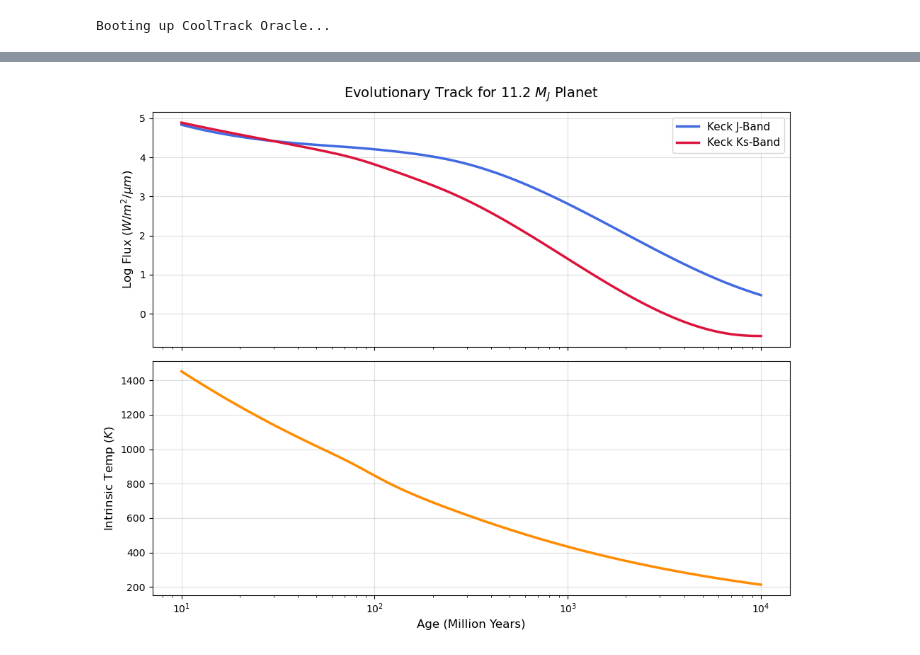
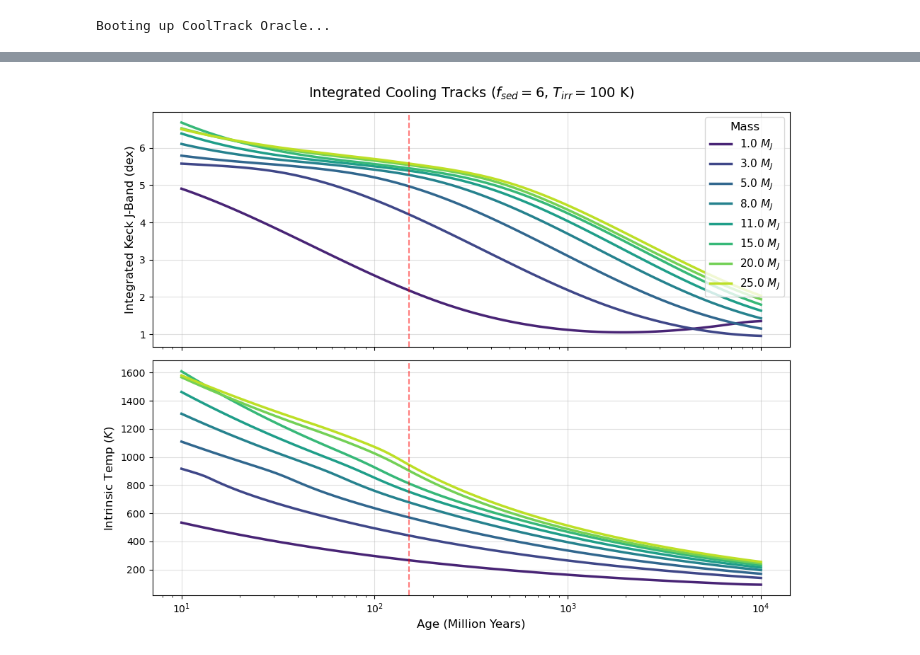
Before and after one commit to ChristianSWilkinson/cooltrack, a Jupyter notebook: notebooks/detection_maps.ipynb, the cells around one changed output, grey strips where cells are left out. Drawn from its saved outputs; the diff is of its cells as text; code cells hidden in the pictures.

```diff
--- a/notebooks/detection_maps.ipynb
+++ b/notebooks/detection_maps.ipynb
@@ -674,10 +750,13 @@ print("Booting up CoolTrack Oracle...")
 oracle = CoolTrackPredictor(dat_filepath=DAT_FILEPATH, age_data_path=AGE_DATA_PATH)
 
 # ==========================================
-# 2. Define the Target Planet
+# 2. Define the Target Grid
 # ==========================================
-planet_params = {
-    'mass_Mj': 11.2,
+# List of masses you want to overplot
+masses_to_plot = [1.0, 3.0, 5.0, 8.0, 11.0, 15.0, 20.0, 25.0]
+
+# Fixed parameters for all planets
+base_params = {
     'T_irr': 100.0,
     'Met': 0.0,
     'core': 10.0,
@@ -686,51 +765,67 @@ planet_params = {
     'kzz': 8.0
 }
 
-# ==========================================
-# 3. Generate Data Across Time
-# ==========================================
-# Create an array of 100 ages spaced logarithmically from 10 Myr (10^7) to 10 Gyr (10^10)
+# Create an array of 100 ages spaced logarithmically from 10 Myr to 10 Gyr
 ages_yr = np.logspace(7, 10, 100)
 
-j_band = []
-k_band = []
-t_int = []
-
-print("Evaluating evolutionary track...")
-for age in ages_yr:
-    # Get the properties at each specific age step
-    results = oracle.predict(target_planet=planet_params, target_age_yr=age)
-
-    # Extract the metrics we want to plot (using .get() safely handles missing bands)
-    j_band.append(results.get('log_Keck/NIRC2.J', np.nan))
-    k_band.append(results.get('log_Keck/NIRC2.Ks', np.nan))
-    t_int.append(results.get('T_int', np.nan))
-
-# Convert to numpy arrays for easier plotting
-j_band = np.array(j_band)
-k_band = np.array(k_band)
-t_int = np.array(t_int)
-
 # ==========================================
-# 4. Plot the Results
+# 3. Evaluate & Plot the Results
 # ==========================================
 # Create a 2-panel plot (Photometry on top, Temperature on bottom)
 fig, (ax1, ax2) = plt.subplots(2, 1, figsize=(10, 8), sharex=True)
 
-# --- Top Panel: Photometry ---
-ax1.plot(ages_yr / 1e6, j_band, label='Keck J-Band', color='royalblue', lw=2.5)
-ax1.plot(ages_yr / 1e6, k_band, label='Keck Ks-Band', color='crimson', lw=2.5)
-ax1.set_ylabel('Log Flux ($W/m^2/\mu m$)', fontsize=12)
-ax1.set_title(f'Evolutionary Track for {planet_params["mass_Mj"]} $M_J$ Planet', fontsize=14, pad=15)
-ax1.legend(loc='best', fontsize=11)
+# Generate a nice color gradient based on the number of masses we are plotting
+colors = plt.cm.viridis(np.linspace(0.1, 0.9, len(masses_to_plot)))
+
+print(f"Evaluating {len(masses_to_plot)} evolutionary tracks (Integrated Flux)...")
+
+for i, target_mass in enumerate(masses_to_plot):
+    planet_params = base_params.copy()
+    planet_params['mass_Mj'] = target_mass
+
+    j_band_integrated = []
+    t_int = []
+
+    # Evaluate the track across all ages
+    for age in ages_yr:
+        # Use n_draws=0 for lightning-fast median predictions
+        results = oracle.predict(target_planet=planet_params, target_age_yr=age, n_draws=0)
+
+        # Pull Surface Flux and Radius
+        surf_flux = results.get('log_Keck/NIRC2.J', np.nan)
+        radius = results.get('Req_Rj', np.nan)
+
+        # Calculate Total Integrated Flux
+        if not np.isnan(surf_flux) and not np.isnan(radius) and radius > 0:
+            integrated_flux = surf_flux + 2.0 * np.log10(radius) + np.log10(4 * np.pi)
+            j_band_integrated.append(integrated_flux)
+        else:
+            j_band_integrated.append(np.nan)
+
+        t_int.append(results.get('T_int', np.nan))
+
+    # Plot this mass on the top panel (Photometry)
+    ax1.plot(ages_yr / 1e6, j_band_integrated, label=f"{target_mass} $M_J$", color=colors[i], lw=2.5)
+
+    # Plot this mass on the bottom panel (Temperature)
+    ax2.plot(ages_yr / 1e6, t_int, color=colors[i], lw=2.5)
+
+# --- Format Top Panel (Photometry) ---
+ax1.set_ylabel('Integrated Keck J-Band (dex)', fontsize=12)
+ax1.set_title(f'Integrated Cooling Tracks ($f_{{sed}}=6$, $T_{{irr}}=100$ K)', fontsize=14, pad=15)
+ax1.legend(loc='upper right', fontsize=11, title="Mass", title_fontsize=12)
 ax1.grid(True, alpha=0.4)
 
-# --- Bottom Panel: Intrinsic Temperature ---
-ax2.plot(ages_yr / 1e6, t_int, color='darkorange', lw=2.5)
+# Add vertical line for your target age
+ax1.axvline(x=150, color='red', linestyle='--', alpha=0.5, label='150 Myr')
+
+# --- Format Bottom Panel (Temperature) ---
 ax2.set_xlabel('Age (Million Years)', fontsize=12)
 ax2.set_ylabel('Intrinsic Temp ($K$)', fontsize=12)
-ax2.set_xscale('log') # Log scale is standard for cooling tracks
+ax2.set_xscale('log')
 ax2.grid(True, alpha=0.4)
+
+ax2.axvline(x=150, color='red', linestyle='--', alpha=0.5)
 
 plt.tight_layout()
 plt.show()
@@ -741 +836 @@ Evaluating evolutionary track...
-[figure, old version]
+[figure, new version]
```
Also changed, not shown: parts of 22 cells of this notebook, 12 other files.
